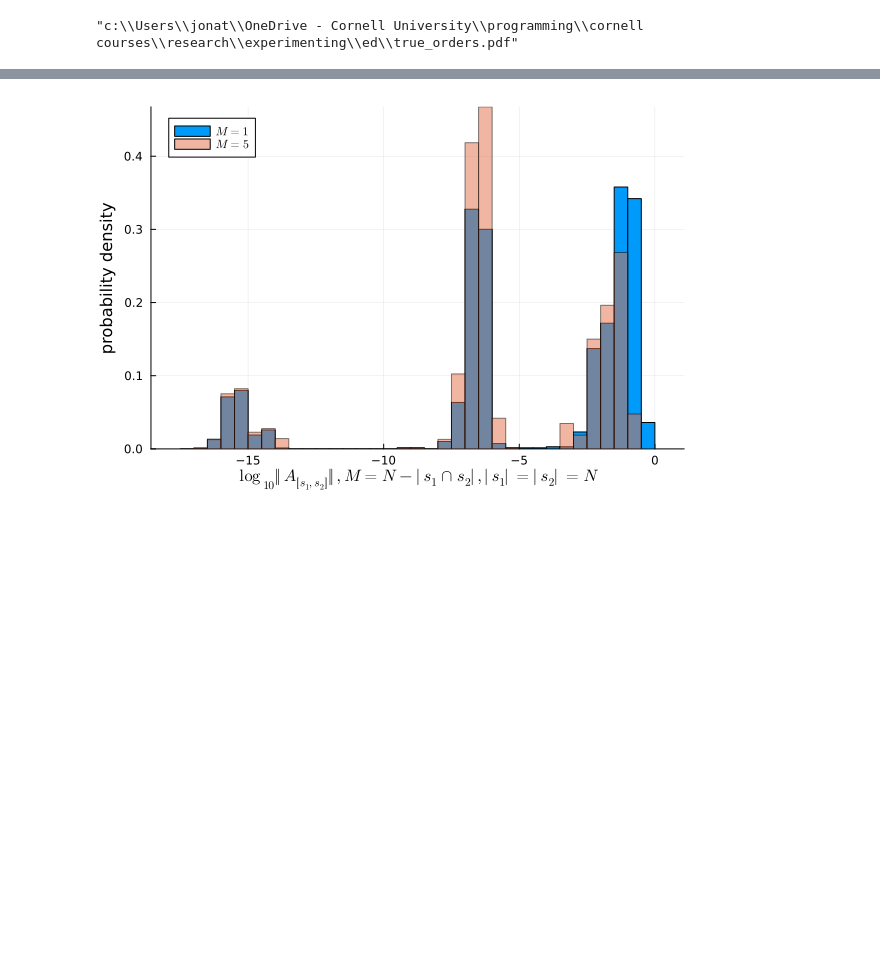
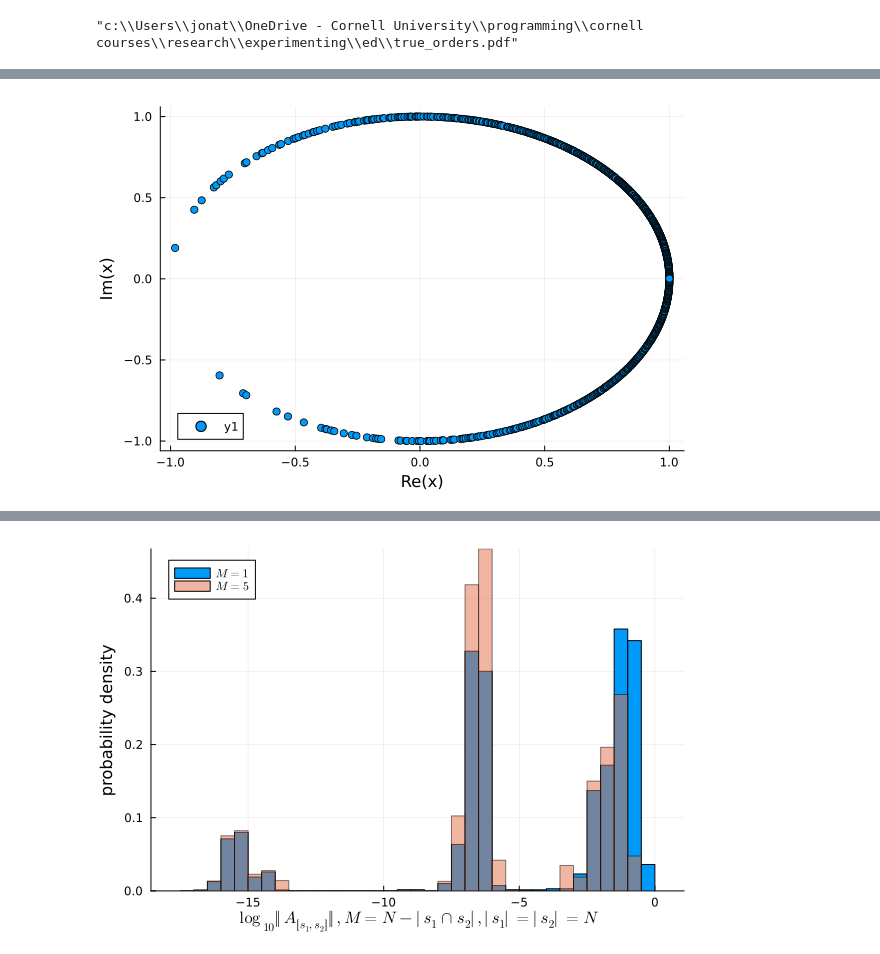
Before and after one commit to GoodStuff11/ML-signproblem, a Jupyter notebook: experimenting/ed/hubbard_ed.ipynb, the cells around one changed output, grey strips where cells are left out. Drawn from its saved outputs; the diff is of its cells as text; code cells hidden in the pictures; blank space fills up the shorter version.

```diff
--- a/experimenting/ed/hubbard_ed.ipynb
+++ b/experimenting/ed/hubbard_ed.ipynb
@@ -45,7 +45,7 @@ U = 6
 μ = 0  # positive incentivises fewer particles (one electron costs this much energy)
 # N_up = 2
 # N_down = 2
-N = 2
+N = 5
 half_filling = false
 # lattice = Chain(6, Periodic())
 lattice = Square((2,3), Periodic())
@@ -53,13 +53,13 @@ lattice = Square((2,3), Periodic())
 
 models = []
 
-reference_index = 1
+reference_index = 2
 t_values = []# Float64[1,1], Float64[1,0.1], 1.0]
 # for _t in t_values
 #     # println(_t)
 #     push!(models,HubbardModel(_t,0.0001,μ,half_filling))
 # end
-U_values = [0.0001,0.01,0.2, 1,1.001,3,4,5,7,10, 100]
+U_values = [0,0.01,0.2, 1,1.001,3,4,5,7,10, 100]
 for U in U_values
     # println(t)
     push!(models,HubbardModel(t,U,μ,half_filling))
@@ -98,4 +98,10 @@ for i in eachindex(ops_tmp)
 end
 # H1 = create_Hubbard(model, subspace; perturbations=false)
 # E1 = diag(V1'*Matrix(H1)*V1)
+
+degen_rm_U = create_consistent_basis(H, ops;reference_index=reference_index)
+
+dim = get_subspace_dimension(subspace)
+indexer = CombinationIndexer(reduce(vcat,collect(sites(subspace.lattice))), get_subspace_info(subspace)...)
+difference_dict = collect_all_conf_differences(indexer)
 # %% [output]
@@ -301,0 +425,15 @@ display(pl)
+# %%
+
+t_dict = create_randomized_nth_order_operator(1, indexer; magnitude=0.5)
+merge!(t_dict,create_randomized_nth_order_operator(2, indexer; magnitude=0.05))
+# merge!(t_dict,create_randomized_nth_order_operator(3, indexer; magnitude=0.5))
+rows = Int[]
+cols = Int[]
+vals = Float64[]
+general_n_body!(rows, cols, vals, t_dict, indexer)
+
+mat = Matrix(Hermitian(sparse(rows, cols, vals)))
+
+scatter(eigvals(exp(1im*mat)))
+# %% [output]
+[figure, added]
```
Also changed, not shown: parts of 23 cells of this notebook, 4 other files.
